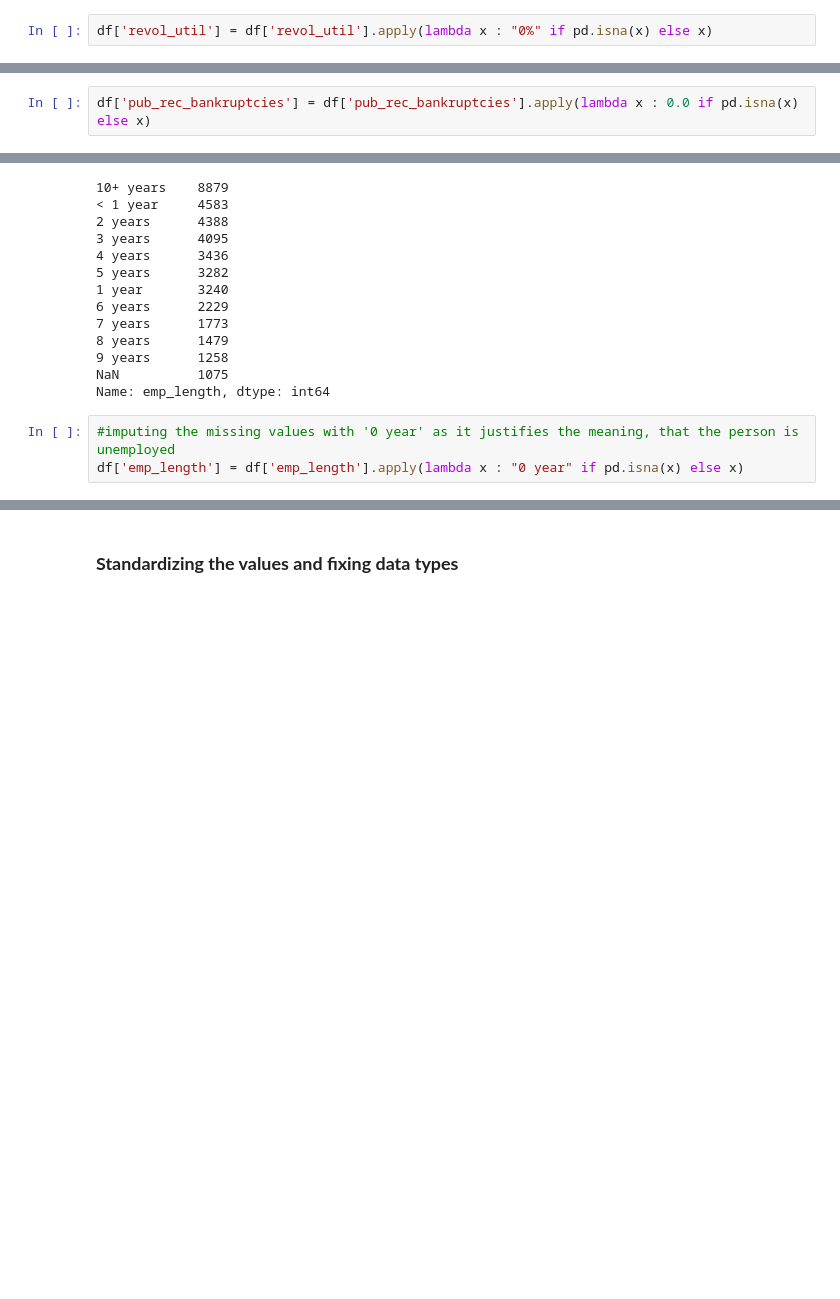
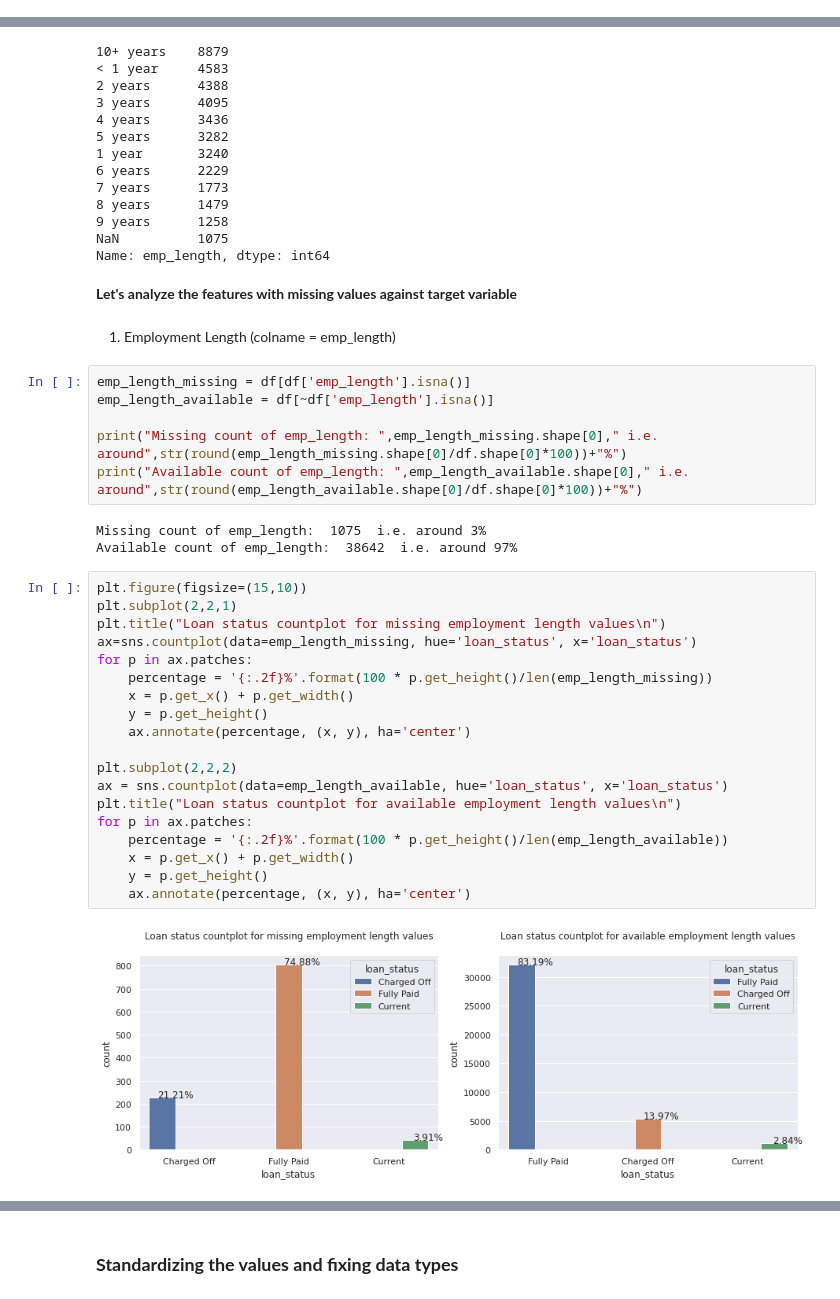
Before and after one commit to G-Slient/fraud_detection, a Jupyter notebook: Lending_Case_Study.ipynb, the cells around one changed output, grey strips where cells are left out. Saved outputs shown, nothing was run; the diff lists cells and outputs as text; blank space fills up the shorter version.

```diff
--- a/Lending_Case_Study.ipynb
+++ b/Lending_Case_Study.ipynb
@@ -155,5 +157,3 @@ df[['emp_title', 'emp_length', 'desc', 'title', 'revol_util','last_pymnt_d', 'la
 | 2 | NaN | 10+ years | NaN | real estate business | 98.50% | Jun-14 | May-16 | ... |
 | 3 | AIR RESOURCES BOARD | 10+ years | Borrower added on 12/21/11 > to p... | personel | 21% | Jan-15 | Apr-16 | ... |
 | 4 | University Medical Group | 1 year | Borrower added on 12/21/11 > I pl... | Personal | 53.90% | May-16 | May-16 | ... |
-# %%
-df['revol_util'] = df['revol_util'].apply(lambda x : "0%" if pd.isna(x) else x)
@@ -168,5 +160,3 @@ Name: pub_rec_bankruptcies, dtype: int64
-# %%
-df['pub_rec_bankruptcies'] = df['pub_rec_bankruptcies'].apply(lambda x : 0.0 if pd.isna(x) else x)
 # %%
 df['emp_length'].value_counts(dropna=False)
 # %% [output]
@@ -183,6 +173,37 @@ df['emp_length'].value_counts(dropna=False)
 9 years      1258
 NaN          1075
 Name: emp_length, dtype: int64
-# %%
-#imputing the missing values with '0 year' as it justifies the meaning, that the person is unemployed
-df['emp_length'] = df['emp_length'].apply(lambda x : "0 year" if pd.isna(x) else x)
+# %% [markdown]
+**Let's analyze the features with missing values against target variable**
+# %% [markdown]
+1. Employment Length (colname = emp_length)
+# %%
+emp_length_missing = df[df['emp_length'].isna()]
+emp_length_available = df[~df['emp_length'].isna()]
+
+print("Missing count of emp_length: ",emp_length_missing.shape[0]," i.e. around",str(round(emp_length_missing.shape[0]/df.shape[0]*100))+"%")
+print("Available count of emp_length: ",emp_length_available.shape[0]," i.e. around",str(round(emp_length_available.shape[0]/df.shape[0]*100))+"%")
+# %% [output]
+Missing count of emp_length:  1075  i.e. around 3%
+Available count of emp_length:  38642  i.e. around 97%
+# %%
+plt.figure(figsize=(15,10))
+plt.subplot(2,2,1)
+plt.title("Loan status countplot for missing employment length values\n")
+ax=sns.countplot(data=emp_length_missing, hue='loan_status', x='loan_status')
+for p in ax.patches:
+    percentage = '{:.2f}%'.format(100 * p.get_height()/len(emp_length_missing))
+    x = p.get_x() + p.get_width()
+    y = p.get_height()
+    ax.annotate(percentage, (x, y), ha='center')
+
+plt.subplot(2,2,2)
+ax = sns.countplot(data=emp_length_available, hue='loan_status', x='loan_status')
+plt.title("Loan status countplot for available employment length values\n")
+for p in ax.patches:
+    percentage = '{:.2f}%'.format(100 * p.get_height()/len(emp_length_available))
+    x = p.get_x() + p.get_width()
+    y = p.get_height()
+    ax.annotate(percentage, (x, y), ha='center')
+# %% [output]
+[figure, added]
```
Also changed, not shown: parts of 42 cells of this notebook.
